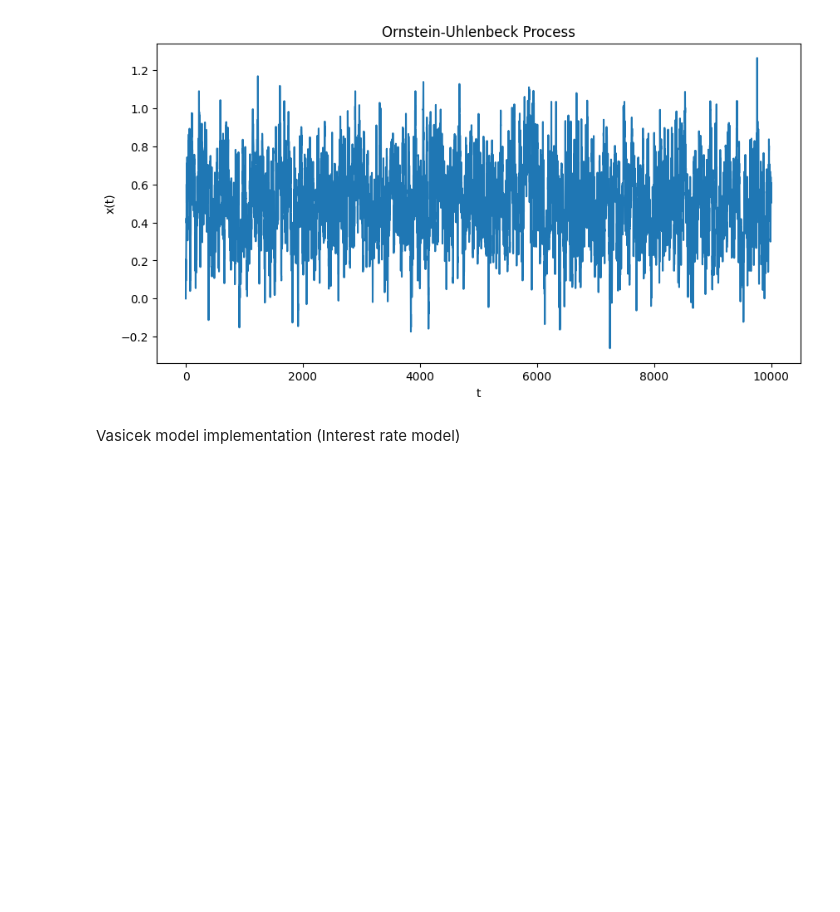
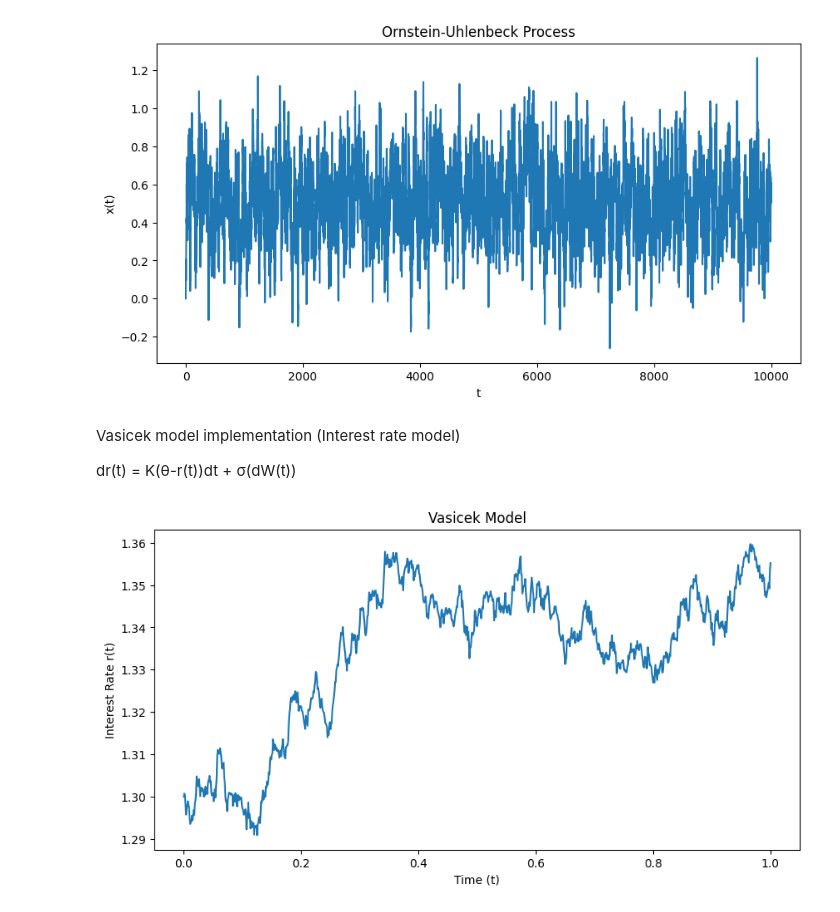
Before and after one commit to 5791nbm/FinCoLab, a Jupyter notebook: 08_Interest_Rate_Modeling.ipynb, the cells around one changed output. Saved outputs shown, nothing was run; the diff lists cells and outputs as text; code cells hidden in the pictures; blank space fills up the shorter version.

```diff
--- a/08_Interest_Rate_Modeling.ipynb
+++ b/08_Interest_Rate_Modeling.ipynb
@@ -31,3 +31,29 @@ if __name__ == '__main__':
 [figure]
 # %% [markdown]
 Vasicek model implementation (Interest rate model)
+
+dr(t) = Κ(θ-r(t))dt + σ(dW(t))
+# %%
+def vasicek_model(r0, kappa, theta, sigma, T=1., N=1000):
+  dt = T/float(N)
+  t= np.linspace(0, T, N+1)
+  rates = [r0]
+
+  for _ in range(N):
+    dr = kappa*(theta-rates[-1])*dt + sigma*np.sqrt(dt)*np.random.normal()
+    rates.append(rates[-1] + dr)
+  return t, rates
+
+def plot_model(t, rates):
+  plt.figure(figsize=(10, 5))
+  plt.plot(t, rates)
+  plt.xlabel('Time (t)')
+  plt.ylabel('Interest Rate r(t)')
+  plt.title('Vasicek Model')
+  plt.show()
+
+if __name__ == '__main__':
+  time, data = vasicek_model(r0=1.3, kappa=0.9, theta=1.4, sigma=0.05)
+  plot_model(time, data)
+# %% [output]
+[figure, added]
```
